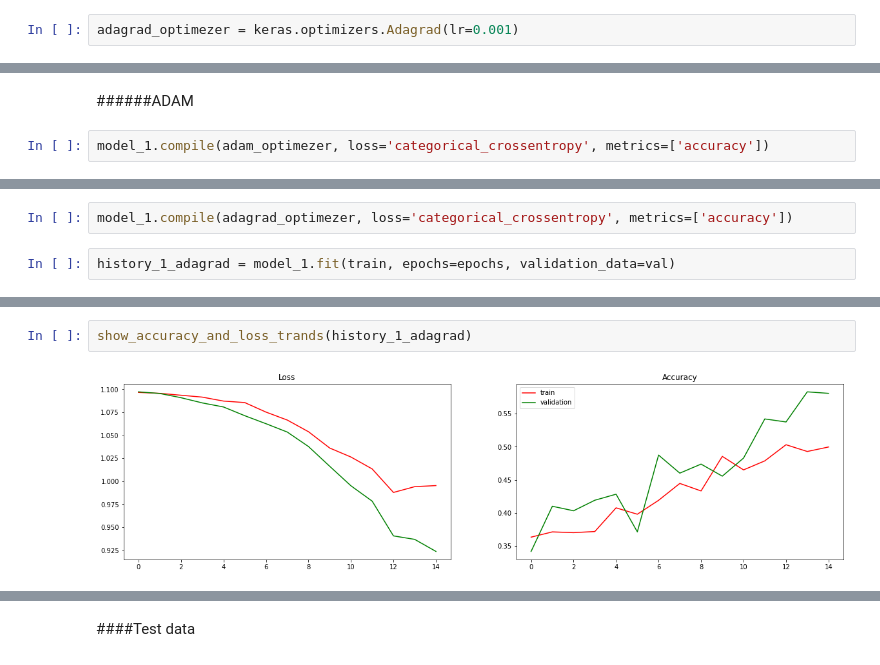
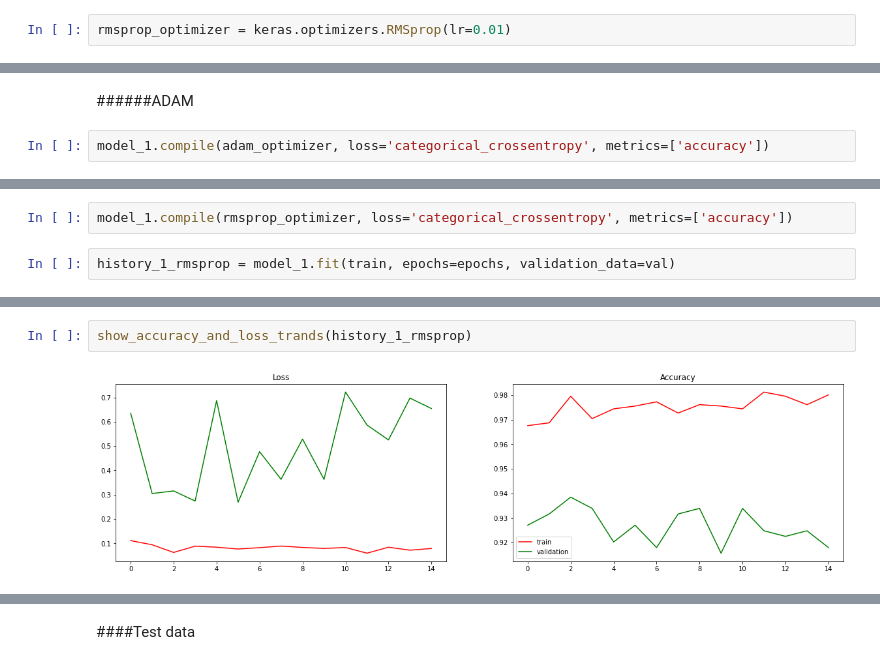
Before and after one commit to mc-off/ML, a Jupyter notebook: RPS_prediction/RPS_prediction.ipynb, the cells around one changed output, grey strips where cells are left out. Saved outputs shown, nothing was run; the diff lists cells and outputs as text.

```diff
--- a/RPS_prediction/RPS_prediction.ipynb
+++ b/RPS_prediction/RPS_prediction.ipynb
@@ -362,4 +452,4 @@ adam_optimezer = keras.optimizers.Adam(lr=0.001)
 # %%
-adagrad_optimezer = keras.optimizers.Adagrad(lr=0.001)
+rmsprop_optimizer = keras.optimizers.RMSprop(lr=0.01)
 # %% [markdown]
 ###Model1
@@ -421,7 +514,7 @@ Accuracy: 51
 # %% [markdown]
 ######ADAM
 # %%
-model_1.compile(adam_optimezer, loss='categorical_crossentropy', metrics=['accuracy'])
+model_1.compile(adam_optimizer, loss='categorical_crossentropy', metrics=['accuracy'])
 # %%
 history_1_adam = model_1.fit(train, epochs=epochs, validation_data=val)
 # %% [output]
@@ -456,6 +550,6 @@ Accuracy: 90
 # %%
-model_1.compile(adagrad_optimezer, loss='categorical_crossentropy', metrics=['accuracy'])
+model_1.compile(rmsprop_optimizer, loss='categorical_crossentropy', metrics=['accuracy'])
 # %%
-history_1_adagrad = model_1.fit(train, epochs=epochs, validation_data=val)
+history_1_rmsprop = model_1.fit(train, epochs=epochs, validation_data=val)
 # %% [output]
 Epoch 1/15
@@ -478,5 +572,5 @@ Epoch 15/15
 # %%
-show_accuracy_and_loss_trands(history_1_adagrad)
+show_accuracy_and_loss_trands(history_1_rmsprop)
 # %% [output]
-[figure, old version]
+[figure, new version]
 # %%
```
Also changed, not shown: parts of 171 cells of this notebook.
